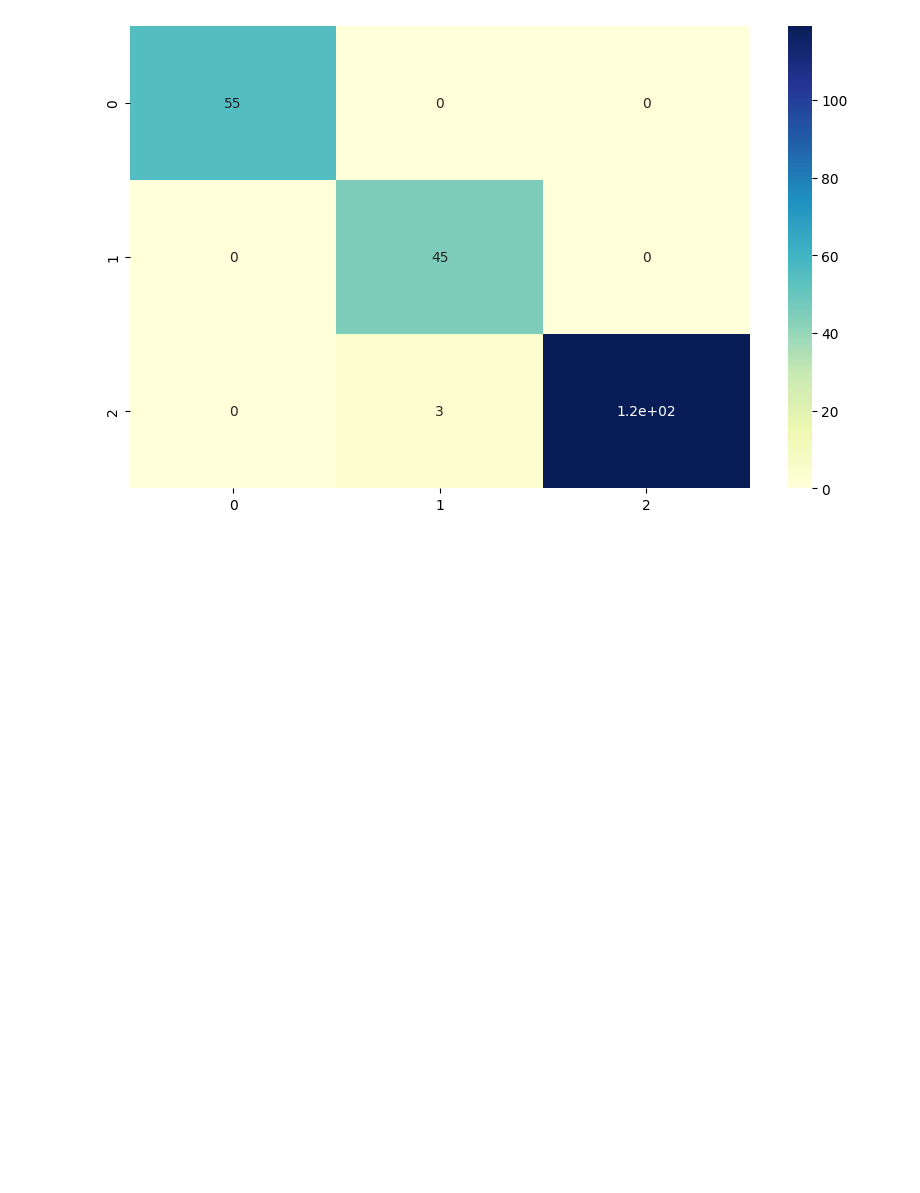
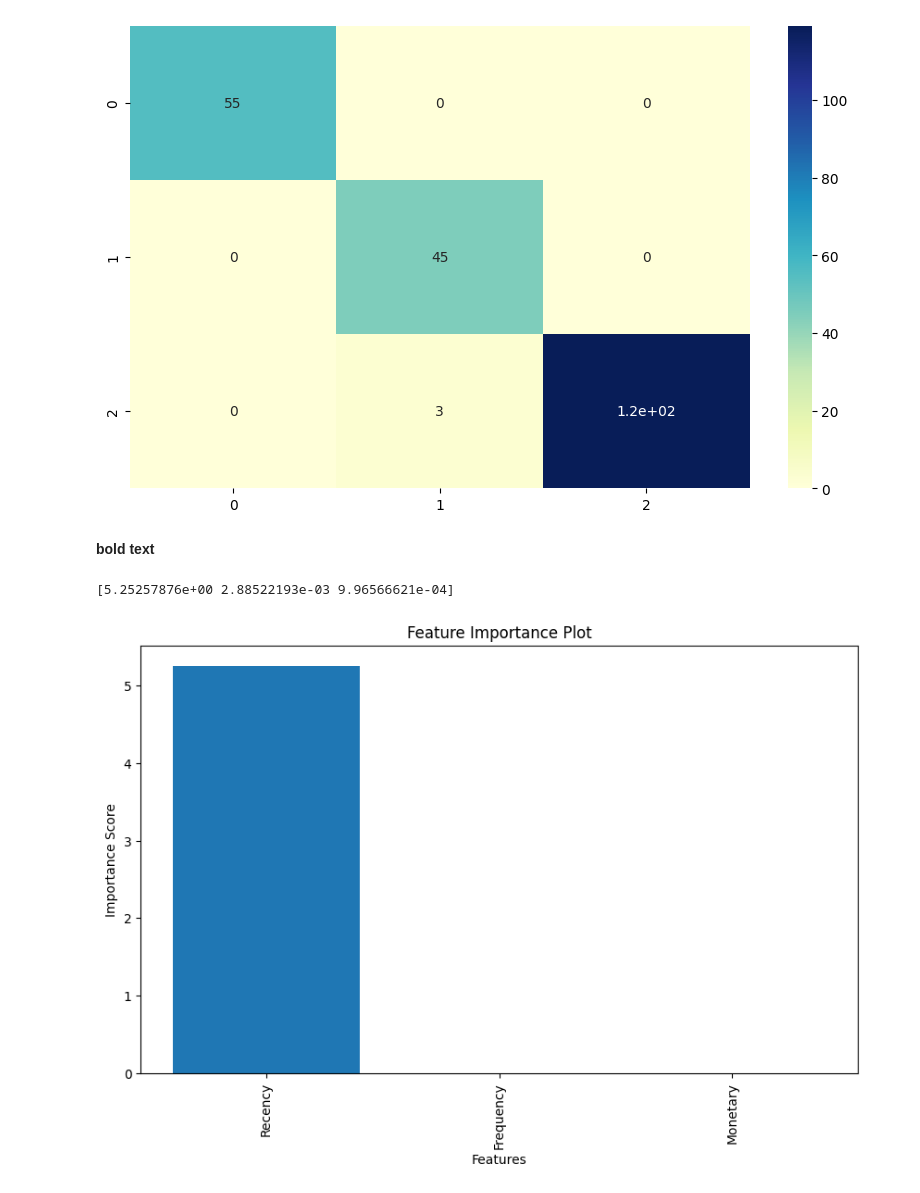
Before and after one commit to ogundipe/AkinwaleDataScience, a Jupyter notebook: Final_KMeans_model2Plus_SVM.ipynb, the cells around one changed output. Saved outputs shown, nothing was run; the diff lists cells and outputs as text; code cells hidden in the pictures; blank space fills up the shorter version.

```diff
--- a/Final_KMeans_model2Plus_SVM.ipynb
+++ b/Final_KMeans_model2Plus_SVM.ipynb
@@ -594,3 +578,5 @@ sns.heatmap(confusion_matrix(y_test, y_pred), annot=True, cmap="YlGnBu")
 # %% [output]
 <Axes: >
 [figure]
+# %% [markdown]
+**bold text**
@@ -596,0 +585,20 @@ sns.heatmap(confusion_matrix(y_test, y_pred), annot=True, cmap="YlGnBu")
+# %%
+importances = abs(clf.coef_[0])
+# %%
+sorted_indices = importances.argsort()[::-1]
+sorted_importances = importances[sorted_indices]
+# %%
+feature_names = X_train.columns[sorted_indices]
+# %%
+
+import matplotlib.pyplot as plt
+print(importances,'\n')
+plt.bar(feature_names, sorted_importances)
+plt.xticks(rotation=90)
+plt.xlabel('Features')
+plt.ylabel('Importance Score')
+plt.title('Feature Importance Plot')
+plt.show()
+# %% [output]
+[5.25257876e+00 2.88522193e-03 9.96566621e-04]
+[figure, added]
```
Also changed, not shown: parts of 9 cells of this notebook.
